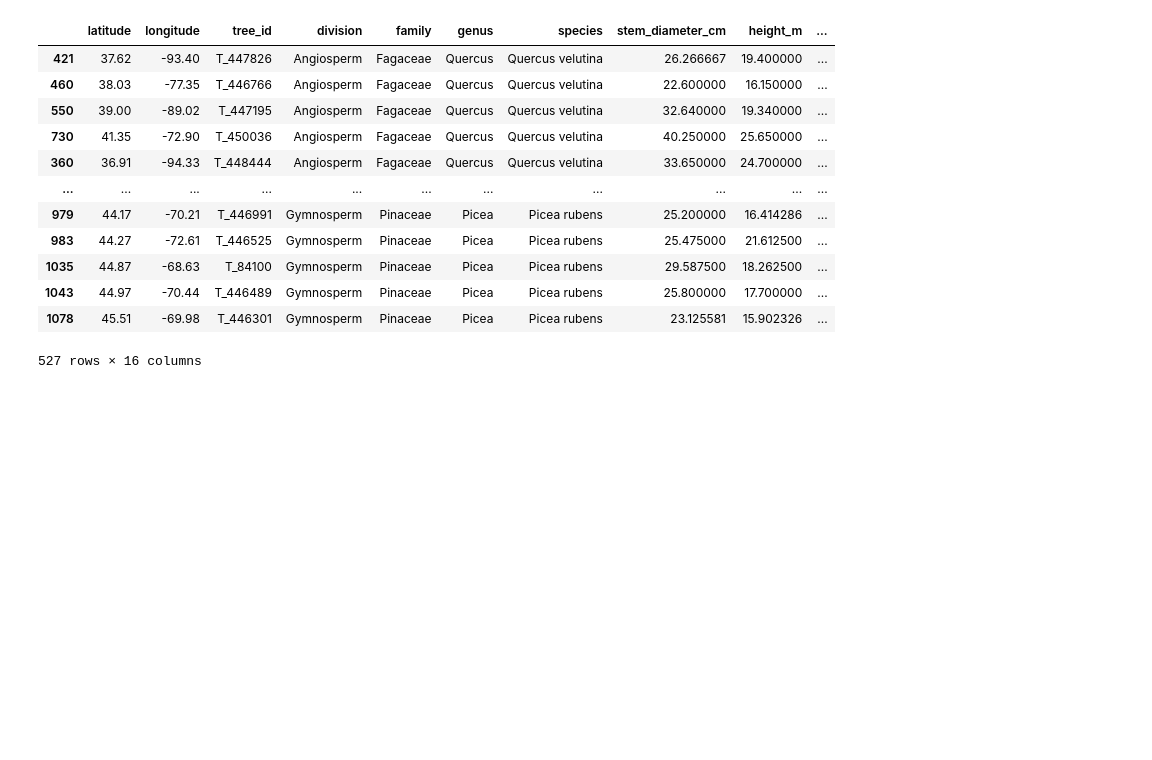
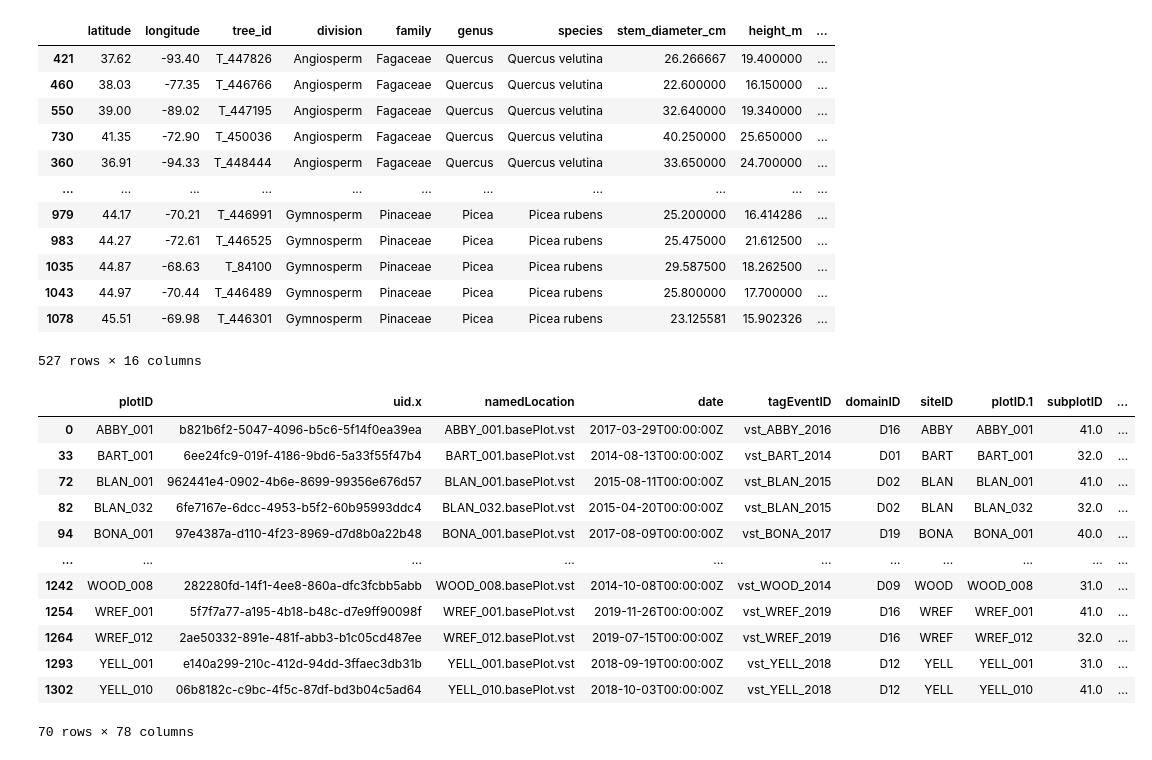
Before and after one commit to ArianeMora/remseno, a Jupyter notebook: notebooks/HarvardTrees.ipynb, the cells around one changed output. Drawn from its saved outputs; the diff is of its cells as text; code cells hidden in the pictures; blank space fills up the shorter version.

Commit message:
Updated adding in the images

```diff
--- a/notebooks/HarvardTrees.ipynb
+++ b/notebooks/HarvardTrees.ipynb
@@ -768,3 +768,23 @@ training_df
 527 rows × 16 columns
 # %%
 training_df.to_csv(f'{data_dir}tallo_neon_species_dedup_subsample.csv', index=False)
+# %%
+# Ensure the ids from the test set are in her
+df_grped = df.drop_duplicates(subset=['image_ids'])
+df_grped.to_csv(f'{data_dir}NEON_species_dedup_plotgrouped.csv', index=False)
+# %%
+df_grped
+# %% [output]
+|  | plotID | uid.x | namedLocation | date | tagEventID | domainID | siteID | plotID.1 | subplotID | ... |
+| 0 | ABBY_001 | b821b6f2-5047-4096-b5c6-5f14f0ea39ea | ABBY_001.basePlot.vst | 2017-03-29T00:00:00Z | vst_ABBY_2016 | D16 | ABBY | ABBY_001 | 41.0 | ... |
+| 33 | BART_001 | 6ee24fc9-019f-4186-9bd6-5a33f55f47b4 | BART_001.basePlot.vst | 2014-08-13T00:00:00Z | vst_BART_2014 | D01 | BART | BART_001 | 32.0 | ... |
+| 72 | BLAN_001 | 962441e4-0902-4b6e-8699-99356e676d57 | BLAN_001.basePlot.vst | 2015-08-11T00:00:00Z | vst_BLAN_2015 | D02 | BLAN | BLAN_001 | 41.0 | ... |
+| 82 | BLAN_032 | 6fe7167e-6dcc-4953-b5f2-60b95993ddc4 | BLAN_032.basePlot.vst | 2015-04-20T00:00:00Z | vst_BLAN_2015 | D02 | BLAN | BLAN_032 | 32.0 | ... |
+| 94 | BONA_001 | 97e4387a-d110-4f23-8969-d7d8b0a22b48 | BONA_001.basePlot.vst | 2017-08-09T00:00:00Z | vst_BONA_2017 | D19 | BONA | BONA_001 | 40.0 | ... |
+| ... | ... | ... | ... | ... | ... | ... | ... | ... | ... | ... |
+| 1242 | WOOD_008 | 282280fd-14f1-4ee8-860a-dfc3fcbb5abb | WOOD_008.basePlot.vst | 2014-10-08T00:00:00Z | vst_WOOD_2014 | D09 | WOOD | WOOD_008 | 31.0 | ... |
+| 1254 | WREF_001 | 5f7f7a77-a195-4b18-b48c-d7e9ff90098f | WREF_001.basePlot.vst | 2019-11-26T00:00:00Z | vst_WREF_2019 | D16 | WREF | WREF_001 | 41.0 | ... |
+| 1264 | WREF_012 | 2ae50332-891e-481f-abb3-b1c05cd487ee | WREF_012.basePlot.vst | 2019-07-15T00:00:00Z | vst_WREF_2019 | D16 | WREF | WREF_012 | 32.0 | ... |
+| 1293 | YELL_001 | e140a299-210c-412d-94dd-3ffaec3db31b | YELL_001.basePlot.vst | 2018-09-19T00:00:00Z | vst_YELL_2018 | D12 | YELL | YELL_001 | 31.0 | ... |
+| 1302 | YELL_010 | 06b8182c-c9bc-4f5c-87df-bd3b04c5ad64 | YELL_010.basePlot.vst | 2018-10-03T00:00:00Z | vst_YELL_2018 | D12 | YELL | YELL_010 | 41.0 | ... |
+70 rows × 78 columns
```
Also changed, not shown: parts of 29 cells of this notebook, 3 other files.
